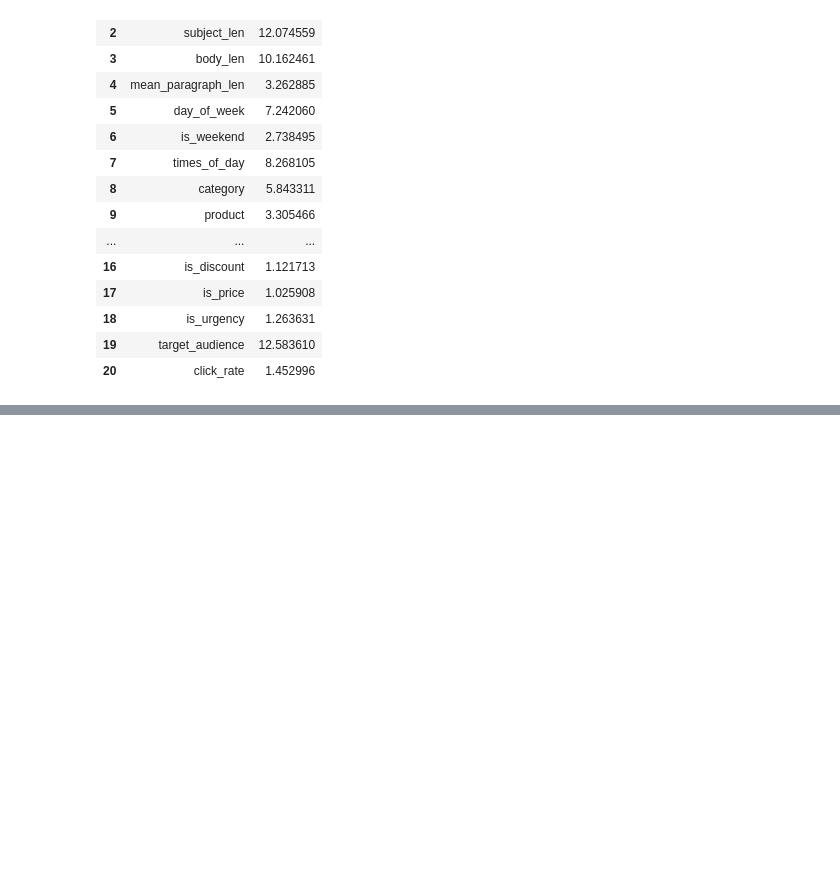
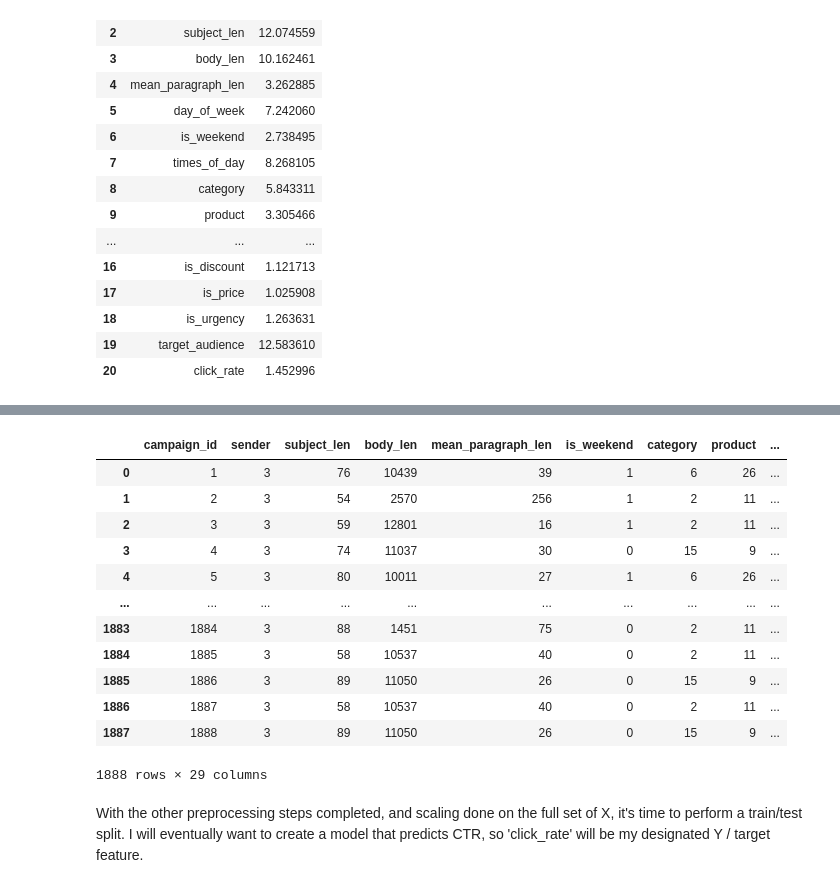
Before and after one commit to alew46/Capstone3CTR, a Jupyter notebook: Predicting CTRs in Email Marketing.ipynb, the cells around one changed output, grey strips where cells are left out. Cells and saved outputs as stored; diff of their text form; code cells hidden in the pictures; blank space fills up the shorter version.

Commit message:
preprocessing

```diff
--- a/Predicting CTRs in Email Marketing.ipynb
+++ b/Predicting CTRs in Email Marketing.ipynb
@@ -203,0 +208,24 @@ vif_data
+# %%
+# Changing naming convention of DataFrame to 'df' to avoid confusion when doing train_test_split later.
+
+train['times_of_day'].replace({0: 'Morning', 1: 'Noon', 2: 'Evening'}, inplace=True)
+train['day_of_week'].replace({0:'mon', 1:'tues', 2:'weds', 3:'thurs', 4:'fri', 5:'sat', 6:'sun'}, inplace=True)
+
+dfo = train.select_dtypes(include=['object'])
+df = pd.concat([train.drop(dfo, axis=1), pd.get_dummies(dfo)], axis=1)
+
+df
+# %% [output]
+|  | campaign_id | sender | subject_len | body_len | mean_paragraph_len | is_weekend | category | product | ... |
+| 0 | 1 | 3 | 76 | 10439 | 39 | 1 | 6 | 26 | ... |
+| 1 | 2 | 3 | 54 | 2570 | 256 | 1 | 2 | 11 | ... |
+| 2 | 3 | 3 | 59 | 12801 | 16 | 1 | 2 | 11 | ... |
+| 3 | 4 | 3 | 74 | 11037 | 30 | 0 | 15 | 9 | ... |
+| 4 | 5 | 3 | 80 | 10011 | 27 | 1 | 6 | 26 | ... |
+| ... | ... | ... | ... | ... | ... | ... | ... | ... | ... |
+| 1883 | 1884 | 3 | 88 | 1451 | 75 | 0 | 2 | 11 | ... |
+| 1884 | 1885 | 3 | 58 | 10537 | 40 | 0 | 2 | 11 | ... |
+| 1885 | 1886 | 3 | 89 | 11050 | 26 | 0 | 15 | 9 | ... |
+| 1886 | 1887 | 3 | 58 | 10537 | 40 | 0 | 2 | 11 | ... |
+| 1887 | 1888 | 3 | 89 | 11050 | 26 | 0 | 15 | 9 | ... |
+1888 rows × 29 columns
@@ -203,0 +241,2 @@ vif_data
+# %% [markdown]
+With the other preprocessing steps completed, and scaling done on the full set of X, it's time to perform a train/test split. I will eventually want to create a model that predicts CTR, so 'click_rate' will be my designated Y / target feature.
```
Also changed, not shown: parts of 3 cells of this notebook.
